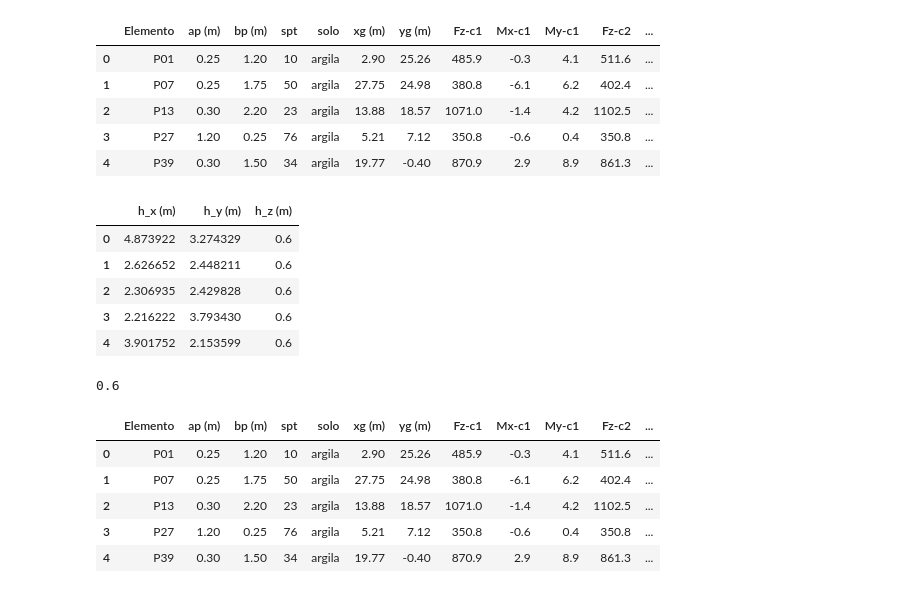
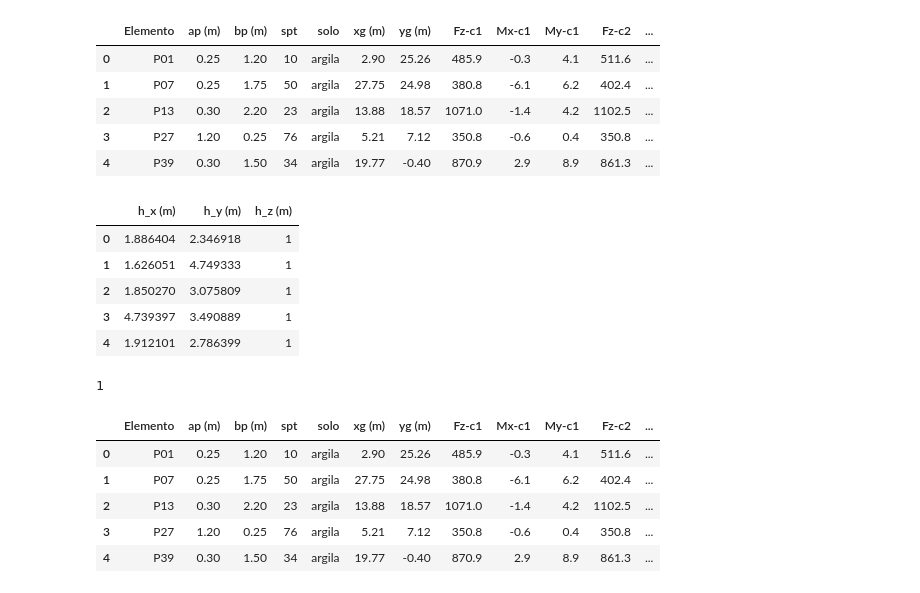
Before and after one commit to wmpjrufg/fundaai, a Jupyter notebook: testes_otimizacao.ipynb, the cells around one changed output. Cells and saved outputs as stored; diff of their text form; code cells hidden in the pictures.

```diff
--- a/testes_otimizacao.ipynb
+++ b/testes_otimizacao.ipynb
@@ -23,21 +23,21 @@ df
 | 3 | P27 | 1.20 | 0.25 | 76 | argila | 5.21 | 7.12 | 350.8 | -0.6 | 0.4 | 350.8 | ... |
 | 4 | P39 | 0.30 | 1.50 | 34 | argila | 19.77 | -0.40 | 870.9 | 2.9 | 8.9 | 861.3 | ... |
 # %%
-x_aux = pd.read_excel("geometria_da_sapata (4).xlsx")
+x_aux = pd.read_excel("geometria_da_sapata_funcionou.xlsx")
 x_aux.head()
 # %% [output]
 |  | h_x (m) | h_y (m) | h_z (m) |
-| 0 | 4.873922 | 3.274329 | 0.6 |
-| 1 | 2.626652 | 2.448211 | 0.6 |
-| 2 | 2.306935 | 2.429828 | 0.6 |
-| 3 | 2.216222 | 3.793430 | 0.6 |
-| 4 | 3.901752 | 2.153599 | 0.6 |
+| 0 | 1.886404 | 2.346918 | 1 |
+| 1 | 1.626051 | 4.749333 | 1 |
+| 2 | 1.850270 | 3.075809 | 1 |
+| 3 | 4.739397 | 3.490889 | 1 |
+| 4 | 1.912101 | 2.786399 | 1 |
 # %%
 x = list(x_aux['h_x (m)']) + list(x_aux['h_y (m)'])
 h_z = x_aux['h_z (m)'].values[0]
 h_z
 # %% [output]
-0.6
+1
 # %%
 of, df_novo = obj_teste(x, args=(df, n_comb, f_ck, h_z))
 df_novo
```
Also changed, not shown: parts of 2 cells of this notebook, 6 other files.
